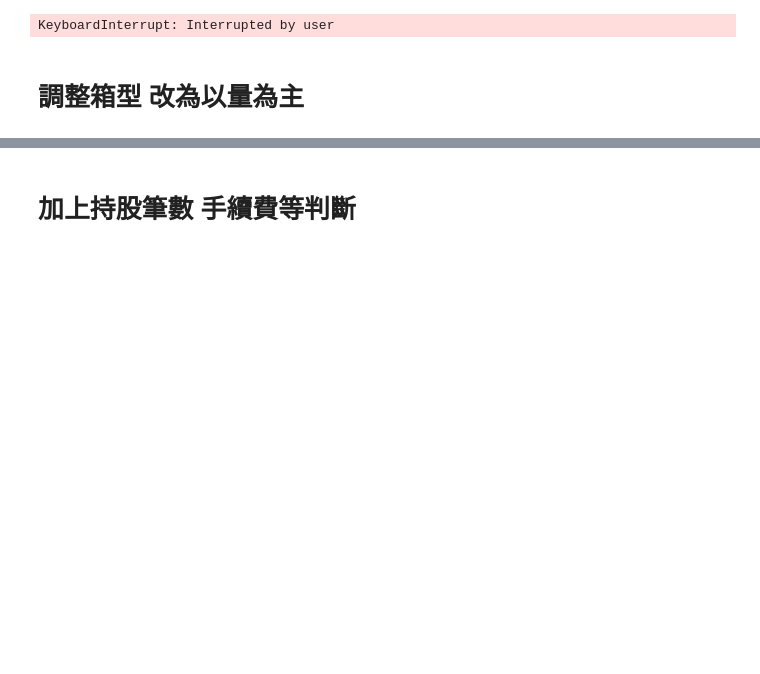
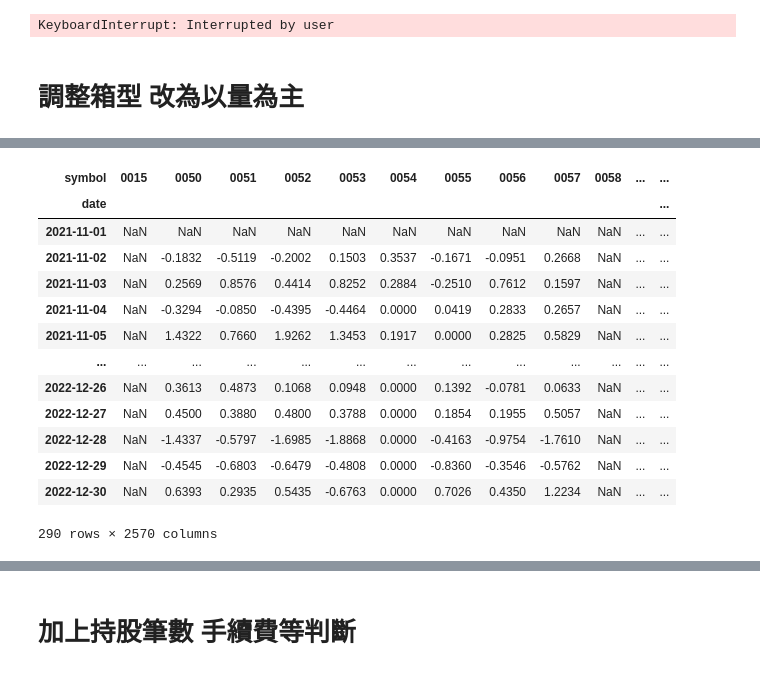
Before and after one commit to zyrastory/FjuFinalProject, a Jupyter notebook: FinLab_Zyra.ipynb, the cells around one changed output, grey strips where cells are left out. Cells and saved outputs as stored; diff of their text form; code cells hidden in the pictures; blank space fills up the shorter version.

```diff
--- a/FinLab_Zyra.ipynb
+++ b/FinLab_Zyra.ipynb
@@ -780,0 +790,31 @@ print(f"總次數:{win+lose}次, 獲利:{win}次, 虧損:{lose}次, 平均每次
+# %%
+from finlab import data
+import pandas as pd
+
+pd.set_option('display.float_format', '{:.4f}'.format)
+
+close = data.get('price:收盤價')
+count = data.get('price:成交股數')
+
+close = close['2021-11-01':'2022-12-31']
+count = count['2021-11-01':'2022-12-31']
+
+# 計算每日漲跌幅（%）
+daily_return = close.pct_change() * 100
+
+daily_return
+# %% [output]
+| symbol | 0015 | 0050 | 0051 | 0052 | 0053 | 0054 | 0055 | 0056 | 0057 | 0058 | ... | ... |
+| date |  |  |  |  |  |  |  |  |  |  |  | ... |
+| 2021-11-01 | NaN | NaN | NaN | NaN | NaN | NaN | NaN | NaN | NaN | NaN | ... | ... |
+| 2021-11-02 | NaN | -0.1832 | -0.5119 | -0.2002 | 0.1503 | 0.3537 | -0.1671 | -0.0951 | 0.2668 | NaN | ... | ... |
+| 2021-11-03 | NaN | 0.2569 | 0.8576 | 0.4414 | 0.8252 | 0.2884 | -0.2510 | 0.7612 | 0.1597 | NaN | ... | ... |
+| 2021-11-04 | NaN | -0.3294 | -0.0850 | -0.4395 | -0.4464 | 0.0000 | 0.0419 | 0.2833 | 0.2657 | NaN | ... | ... |
+| 2021-11-05 | NaN | 1.4322 | 0.7660 | 1.9262 | 1.3453 | 0.1917 | 0.0000 | 0.2825 | 0.5829 | NaN | ... | ... |
+| ... | ... | ... | ... | ... | ... | ... | ... | ... | ... | ... | ... | ... |
+| 2022-12-26 | NaN | 0.3613 | 0.4873 | 0.1068 | 0.0948 | 0.0000 | 0.1392 | -0.0781 | 0.0633 | NaN | ... | ... |
+| 2022-12-27 | NaN | 0.4500 | 0.3880 | 0.4800 | 0.3788 | 0.0000 | 0.1854 | 0.1955 | 0.5057 | NaN | ... | ... |
+| 2022-12-28 | NaN | -1.4337 | -0.5797 | -1.6985 | -1.8868 | 0.0000 | -0.4163 | -0.9754 | -1.7610 | NaN | ... | ... |
+| 2022-12-29 | NaN | -0.4545 | -0.6803 | -0.6479 | -0.4808 | 0.0000 | -0.8360 | -0.3546 | -0.5762 | NaN | ... | ... |
+| 2022-12-30 | NaN | 0.6393 | 0.2935 | 0.5435 | -0.6763 | 0.0000 | 0.7026 | 0.4350 | 1.2234 | NaN | ... | ... |
+290 rows × 2570 columns
```
Also changed, not shown: parts of 2 cells of this notebook.
